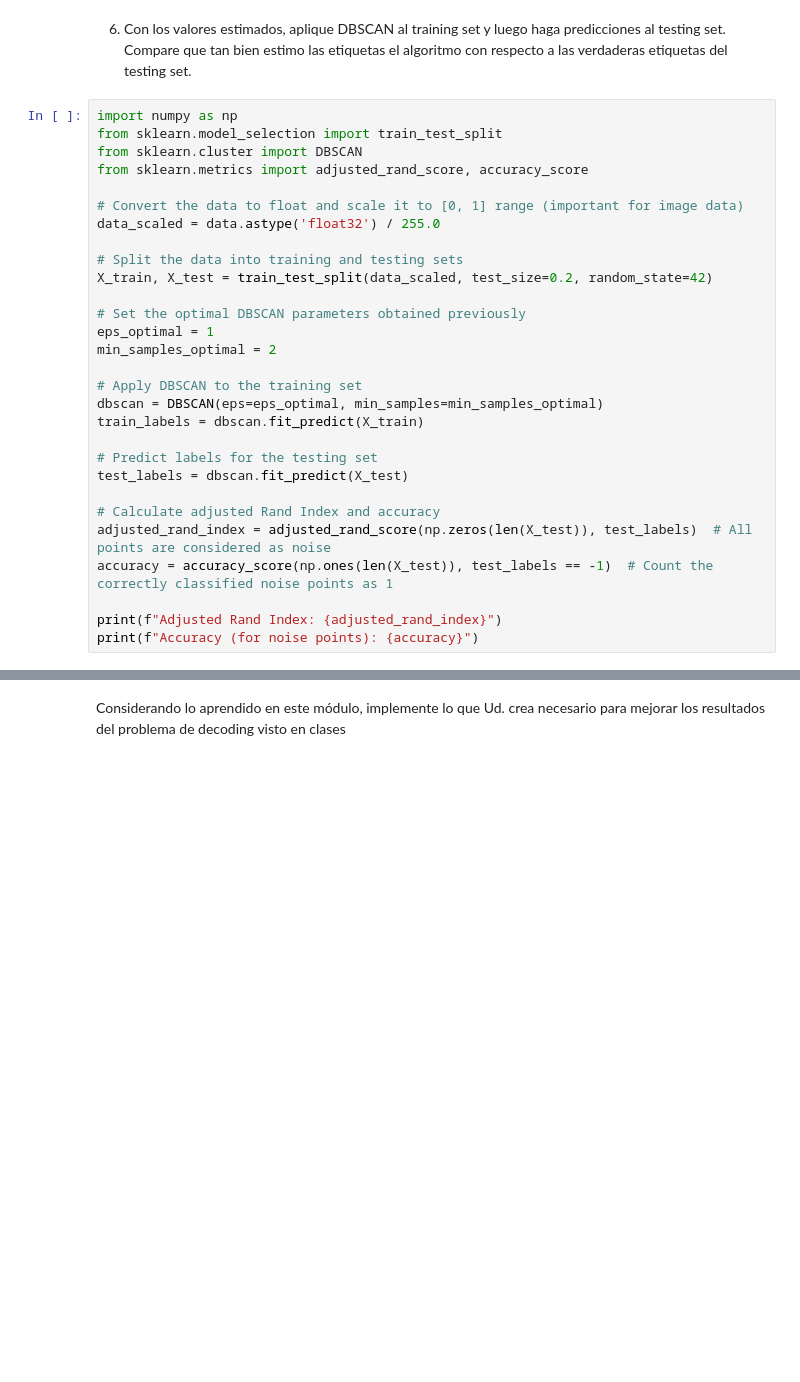
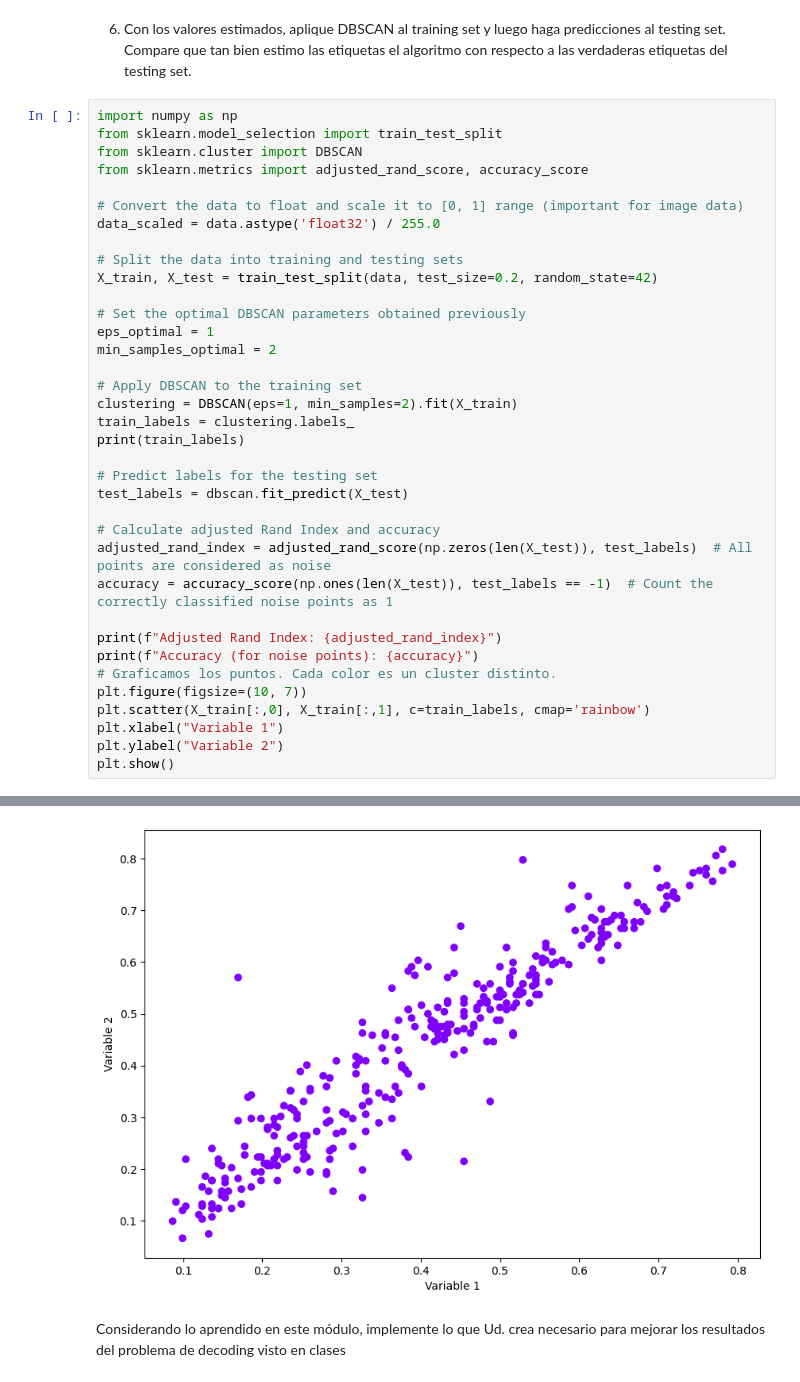
Before and after one commit to ElKroko/tarea-IA, a Jupyter notebook: 3. Olivetti Faces.ipynb, the cells around one changed output, grey strips where cells are left out. Drawn from its saved outputs; the diff is of its cells as text; blank space fills up the shorter version.

```diff
--- a/3. Olivetti Faces.ipynb
+++ b/3. Olivetti Faces.ipynb
@@ -295,15 +321,16 @@ from sklearn.metrics import adjusted_rand_score, accuracy_score
 data_scaled = data.astype('float32') / 255.0
 
 # Split the data into training and testing sets
-X_train, X_test = train_test_split(data_scaled, test_size=0.2, random_state=42)
+X_train, X_test = train_test_split(data, test_size=0.2, random_state=42)
 
 # Set the optimal DBSCAN parameters obtained previously
 eps_optimal = 1
 min_samples_optimal = 2
 
 # Apply DBSCAN to the training set
-dbscan = DBSCAN(eps=eps_optimal, min_samples=min_samples_optimal)
-train_labels = dbscan.fit_predict(X_train)
+clustering = DBSCAN(eps=1, min_samples=2).fit(X_train)
+train_labels = clustering.labels_
+print(train_labels)
 
 # Predict labels for the testing set
 test_labels = dbscan.fit_predict(X_test)
@@ -314,4 +341,10 @@ accuracy = accuracy_score(np.ones(len(X_test)), test_labels == -1)  # Count the
 
 print(f"Adjusted Rand Index: {adjusted_rand_index}")
 print(f"Accuracy (for noise points): {accuracy}")
+# Graficamos los puntos. Cada color es un cluster distinto.
+plt.figure(figsize=(10, 7))
+plt.scatter(X_train[:,0], X_train[:,1], c=train_labels, cmap='rainbow')
+plt.xlabel("Variable 1")
+plt.ylabel("Variable 2")
+plt.show()
 # %% [output]
@@ -320,3 +367,4 @@ Accuracy (for noise points): 0.0
+[figure, added]
 # %% [markdown]
 
 Considerando lo aprendido en este módulo, implemente lo que Ud. crea necesario para mejorar los resultados del problema de decoding visto en clases
```
Also changed, not shown: parts of 9 cells of this notebook, 1 other file.
